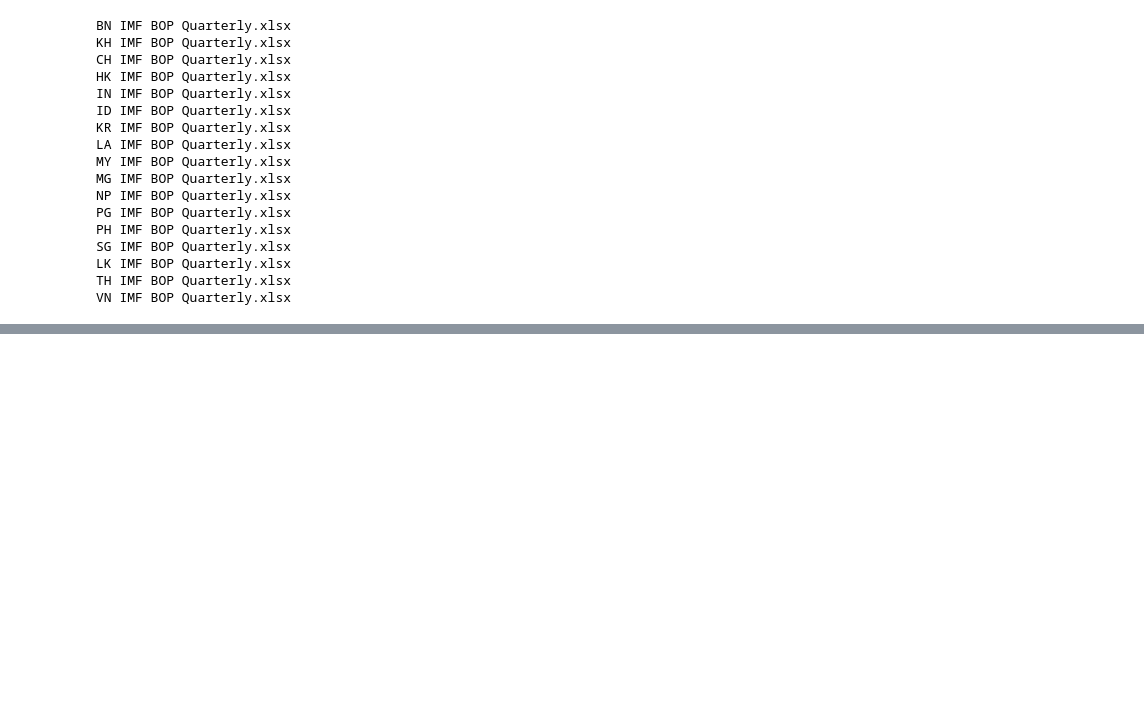
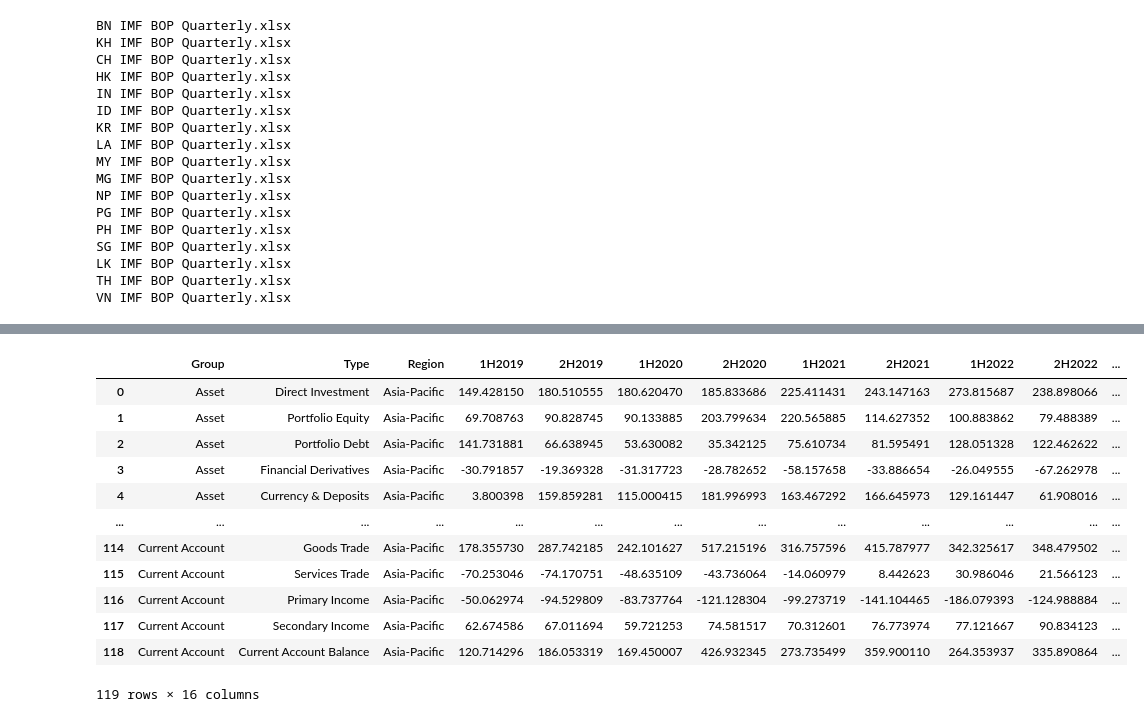
Before and after one commit to aizudeen11/cfm-nlp, a Jupyter notebook: to_gsheet/main.ipynb, the cells around one changed output, grey strips where cells are left out. Saved outputs shown, nothing was run; the diff lists cells and outputs as text; code cells hidden in the pictures; blank space fills up the shorter version.

```diff
--- a/to_gsheet/main.ipynb
+++ b/to_gsheet/main.ipynb
@@ -481,25 +481,3 @@ SG IMF BOP Quarterly.xlsx
 LK IMF BOP Quarterly.xlsx
 TH IMF BOP Quarterly.xlsx
 VN IMF BOP Quarterly.xlsx
-# %%
-# df_temp_col_1[(df_temp_col_1['Type'] == 'BoP: Current Account')].sum(axis= 0)
-calc_dict = {'Asia-Pacific': seacen_country,
-             'Asian Advance Economies': ['Hong Kong SAR (China)', 'South Korea', 'Singapore', 'Taiwan'],
-             'ASEAN5 Economies': ['Indonesia', 'Malaysia', 'Philippines', 'Thailand', 'Vietnam'],
-             'Asian EDMEs': ['Brunei', 'Cambodia', 'Laos', 'Mongolia', 'Nepal', 'Sri Lanka', 'Papua New Guinea', 'Myanmar'],
-             'China': ['China'],
-             'India': ['India'],
-             }
-
-df_by_region = pd.DataFrame(columns = df_temp_col_1.columns)
-asset_row = df_init.iloc[[0,4,5,6, 8, 9,10,11,12,13,14]]['desc'].to_list()
-
-for x,y in calc_dict.items():
-    # print(x,y)
-    df_by_region_temp = df_temp_col_1[(df_temp_col_1['Region'].isin(y)) & (df_temp_col_1['Type'].isin(asset_row))]
-    df_by_region_temp[df_by_region_temp.columns[:2]].sum(axis=0)
-
-# Add a new row using loc[]
-df.loc[len(df)] = ["Charlie", 35]
-
-df_by_region_temp
@@ -553,0 +562,35 @@ len(set(ml))
+# %%
+###################### this is for caq data ######################
+
+caq_data = df_temp_col_1[(df_temp_col_1['Type'].isin(df_init[(df_init['group'] == 'Current Account')]['desc'].to_list()[1:]))]
+caq_data_calc = caq_data.groupby(['Type']).sum()
+caq_data_calc.loc['Current Account Balance'] = caq_data_calc.sum()
+caq_data_calc['Region'] = 'Asia-Pacific'
+caq_data_calc.reset_index(inplace=True)
+rename_to = ['Goods Trade', 'Services Trade','Primary Income','Secondary Income',]
+rename_from = ['BoP: Current Account: Goods','BoP: Current Account: Services','BoP: Current Account: Primary Income','BoP: Current Account: Secondary Income',]
+caq_data_calc['Type'] = caq_data_calc['Type'].replace(rename_from, rename_to)
+caq_data_calc = caq_data_calc.sort_values(by='Type', key=lambda x: x.map({k:i for i, k in enumerate(rename_to)}))
+caq_data_calc.reset_index(drop=True, inplace=True)
+caq_data_calc.insert(loc=0, column='Group', value='Current Account')
+
+###################### this is for caq data ######################
+# %%
+df_main = pd.concat([df_by_region_main, df_by_region_main2, caq_data_calc], axis = 0)
+df_main.reset_index(drop=True, inplace=True)
+# %%
+df_main
+# %% [output]
+|  | Group | Type | Region | 1H2019 | 2H2019 | 1H2020 | 2H2020 | 1H2021 | 2H2021 | 1H2022 | 2H2022 | ... |
+| 0 | Asset | Direct Investment | Asia-Pacific | 149.428150 | 180.510555 | 180.620470 | 185.833686 | 225.411431 | 243.147163 | 273.815687 | 238.898066 | ... |
+| 1 | Asset | Portfolio Equity | Asia-Pacific | 69.708763 | 90.828745 | 90.133885 | 203.799634 | 220.565885 | 114.627352 | 100.883862 | 79.488389 | ... |
+| 2 | Asset | Portfolio Debt | Asia-Pacific | 141.731881 | 66.638945 | 53.630082 | 35.342125 | 75.610734 | 81.595491 | 128.051328 | 122.462622 | ... |
+| 3 | Asset | Financial Derivatives | Asia-Pacific | -30.791857 | -19.369328 | -31.317723 | -28.782652 | -58.157658 | -33.886654 | -26.049555 | -67.262978 | ... |
+| 4 | Asset | Currency & Deposits | Asia-Pacific | 3.800398 | 159.859281 | 115.000415 | 181.996993 | 163.467292 | 166.645973 | 129.161447 | 61.908016 | ... |
+| ... | ... | ... | ... | ... | ... | ... | ... | ... | ... | ... | ... | ... |
+| 114 | Current Account | Goods Trade | Asia-Pacific | 178.355730 | 287.742185 | 242.101627 | 517.215196 | 316.757596 | 415.787977 | 342.325617 | 348.479502 | ... |
+| 115 | Current Account | Services Trade | Asia-Pacific | -70.253046 | -74.170751 | -48.635109 | -43.736064 | -14.060979 | 8.442623 | 30.986046 | 21.566123 | ... |
+| 116 | Current Account | Primary Income | Asia-Pacific | -50.062974 | -94.529809 | -83.737764 | -121.128304 | -99.273719 | -141.104465 | -186.079393 | -124.988884 | ... |
+| 117 | Current Account | Secondary Income | Asia-Pacific | 62.674586 | 67.011694 | 59.721253 | 74.581517 | 70.312601 | 76.773974 | 77.121667 | 90.834123 | ... |
+| 118 | Current Account | Current Account Balance | Asia-Pacific | 120.714296 | 186.053319 | 169.450007 | 426.932345 | 273.735499 | 359.900110 | 264.353937 | 335.890864 | ... |
+119 rows × 16 columns
```
Also changed, not shown: parts of 7 cells of this notebook, 1 other file.
